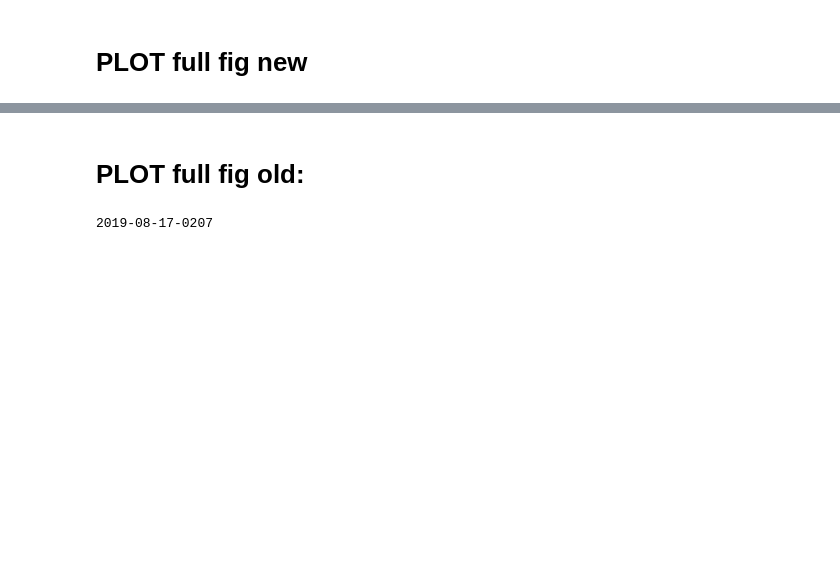
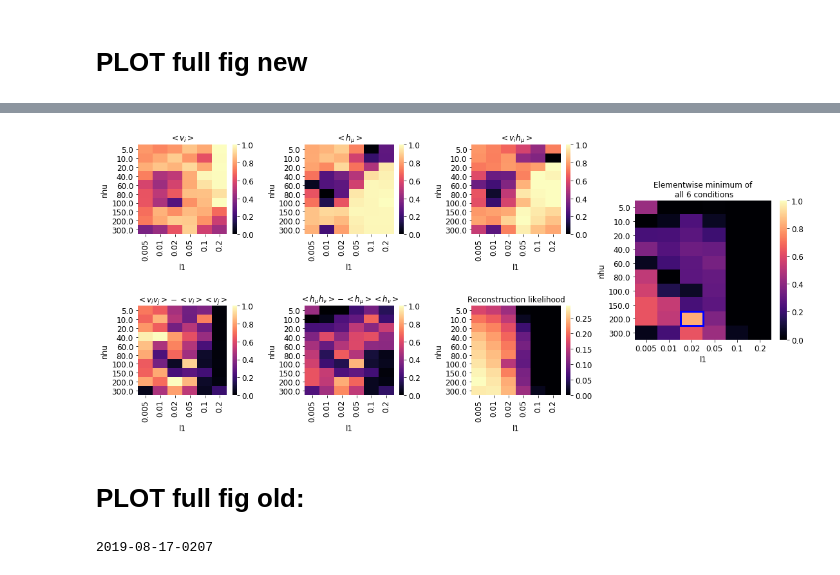
Before and after one commit to vdplasthijs/zf-rbm, a Jupyter notebook: figure_notebooks/fig_model_selection.ipynb, the cells around one changed output, grey strips where cells are left out. Cells and saved outputs as stored; diff of their text form; code cells hidden in the pictures; blank space fills up the shorter version.

```diff
--- a/figure_notebooks/fig_model_selection.ipynb
+++ b/figure_notebooks/fig_model_selection.ipynb
@@ -485,3 +291,65 @@ plt.title('Elementwise minimum of\n all 6 conditions');
+# %%
+
+## ALL RBMS
+save_fig = True
+list_comp_moms = ['means_v', 'means_h', 'pwcorr_vh_corr', 'pwcorr_vv_corr', 'pwcorr_hh_corr']
+
+fig = plt.figure(constrained_layout=False, figsize=[16, 6])
+gs_moms = fig.add_gridspec(ncols=3, nrows=2, bottom=0.05, top=0.95,
+                         hspace=0.8, wspace=0.5, left=0.05, right=0.65)  # [1, 2.2, 1.2]
+gs_summ = fig.add_gridspec(ncols=1, nrows=1, bottom=0.25, top=0.75,
+                          hspace=0.5, wspace=0.5, left=0.72, right=0.95)
+ax_hm = {}
+for iplot, stat in enumerate(list_comp_moms):
+    ax_hm[iplot] = fig.add_subplot(gs_moms[iplot])
+    sns.heatmap(pd.pivot_table(normalise_df, values=stat,
+                               index='nhu', columns='l1'),
+                vmin=0, ax=ax_hm[iplot],
+                vmax=1,#np.percentile(normalise_df[stat], 85),
+                cmap='magma')
+    b, t = ax_hm[iplot].get_ylim() # correct for default cut off
+    b += 0.5 # see https://github.com/mwaskom/seaborn/issues/1773
+    t -= 0.5 #
+    ax_hm[iplot].set_ylim(b, t) # u
+    ax_hm[iplot].set_title(mom_names[stat])
+
+
+ax_hm['llh'] = fig.add_subplot(gs_moms[5])
+llh_table = pd.pivot_table(normalise_df, values='reconstruct',
+                           index='nhu', columns='l1')
+sns.heatmap(llh_table, #vmin=np.nanmin(llh_table[llh_table != 0]),
+            vmax=np.nanmax(llh_table[llh_table != 0]),
+            vmin= 0, cmap='magma', ax=ax_hm['llh']);
+b, t = ax_hm['llh'].get_ylim() # correct for default cut off
+b += 0.5 # see https://github.com/mwaskom/seaborn/issues/1773
+t -= 0.5 #
+ax_hm['llh'].set_ylim(b, t) # u
+ax_hm['llh'].set_title('Reconstruction likelihood');
+
+## SUMMARY
+ax_summ = fig.add_subplot(gs_summ[0])
+sns.heatmap(min_proj, vmin=0, vmax=1,
+                      annot=False, cmap='magma', ax=ax_summ)
+b, t = ax_summ.get_ylim() # correct for default cut off
+b += 0.5 # see https://github.com/mwaskom/seaborn/issues/1773
+t -= 0.5 #
+ax_summ.add_patch(matplotlib.patches.Rectangle((arg_l1_shown, arg_nhu_shown), 1, 1,
+                                           fill=False, edgecolor='blue', lw=3))
+
+ax_summ.set_ylim(b, t) # update the ylim(bottom, top) values
+# summ_hm.set_yticklabels(rotation=90)
+# ax_summ.set_yticks(rotation=0)
+ax_summ.set_title('Elementwise minimum of\n all 6 conditions')
+
+# ax_dict[0].text(s='C', x=-0.25, y=-2.5 * yscale, fontdict={'size': 26, 'weight':'bold'})
+# ax_dict[0].text(s='D', x=-0.25, y=-4.2 * yscale, fontdict={'size': 26, 'weight':'bold'})
+# ax_dict[0].text(s='E', x=-0.25, y=-5.9 * yscale, fontdict={'size': 26, 'weight':'bold'})
+
+if save_fig:
+    plt.savefig('/home/thijs/repos/zf-rbm/figures/s_fig_1.pdf',
+                bbox_inches='tight')
+# %% [output]
+[figure, added]
 # %% [markdown]
 # PLOT full fig old:
 # %%
```
Also changed, not shown: parts of 22 cells of this notebook, 9 other files.
